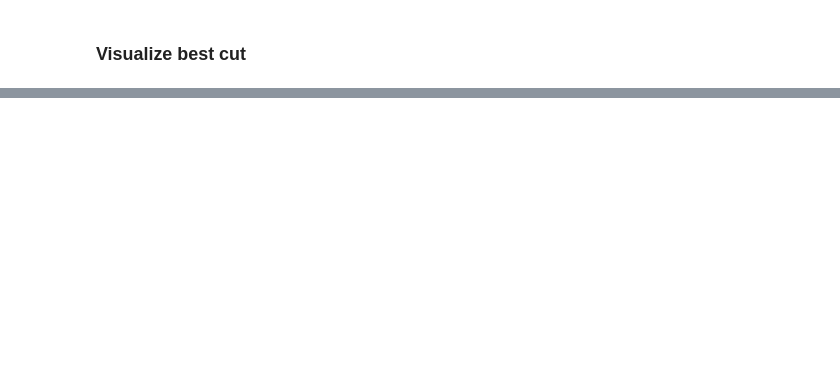
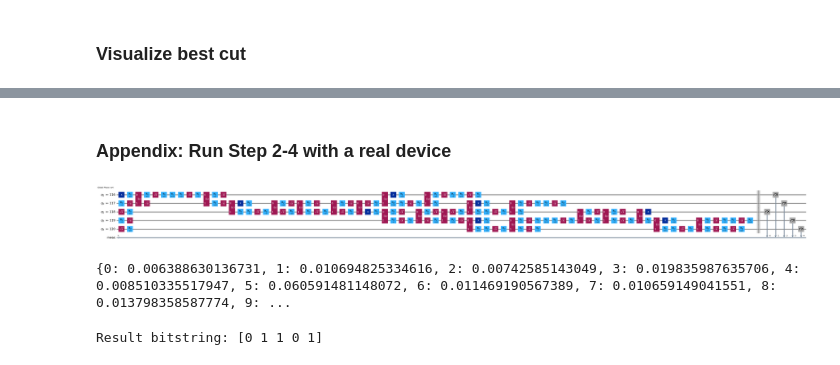
Before and after one commit to t-imamichi/qopt-best-practices, a Jupyter notebook: demos/qiskit_patterns/20240524_UTokyo.ipynb, the cells around one changed output, grey strips where cells are left out. Saved outputs shown, nothing was run; the diff lists cells and outputs as text; code cells hidden in the pictures; blank space fills up the shorter version.

```diff
--- a/demos/qiskit_patterns/20240524_UTokyo.ipynb
+++ b/demos/qiskit_patterns/20240524_UTokyo.ipynb
@@ -373,0 +374,2 @@ plot_result(demo_graph, best_result)
+# %% [markdown]
+### Appendix: Run Step 2-4 with a real device
@@ -373,0 +378,11 @@ plot_result(demo_graph, best_result)
+# %%
+service = QiskitRuntimeService()
+# %%
+backend = service.least_busy(simulator=False, operational=True)
+print(backend)
+# %%
+opt_circuit = optimize_circuit(circuit, backend)
+candidate_circuit = opt_circuit.assign_parameters([optimal_gamma, optimal_beta])
+candidate_circuit.draw("mpl", fold=False, idle_wires=False)
+# %% [output]
+[figure, added]
@@ -373,0 +398,11 @@ plot_result(demo_graph, best_result)
+# %%
+final_distribution = r_job.result().quasi_dists[0]
+
+print(final_distribution)
+# %% [output]
+{0: 0.006388630136731, 1: 0.010694825334616, 2: 0.00742585143049, 3: 0.019835987635706, 4: 0.008510335517947, 5: 0.060591481148072, 6: 0.011469190567389, 7: 0.010659149041551, 8: 0.013798358587774, 9: ...
+# %%
+best_result = sample_most_likely(final_distribution, len(demo_graph))
+print("Result bitstring:", best_result)
+# %% [output]
+Result bitstring: [0 1 1 0 1]
```
Also changed, not shown: parts of 17 cells of this notebook.
